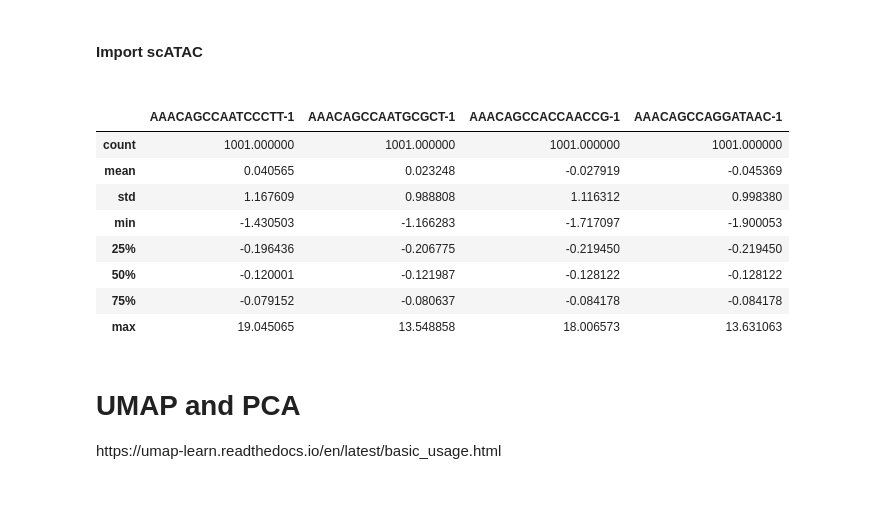
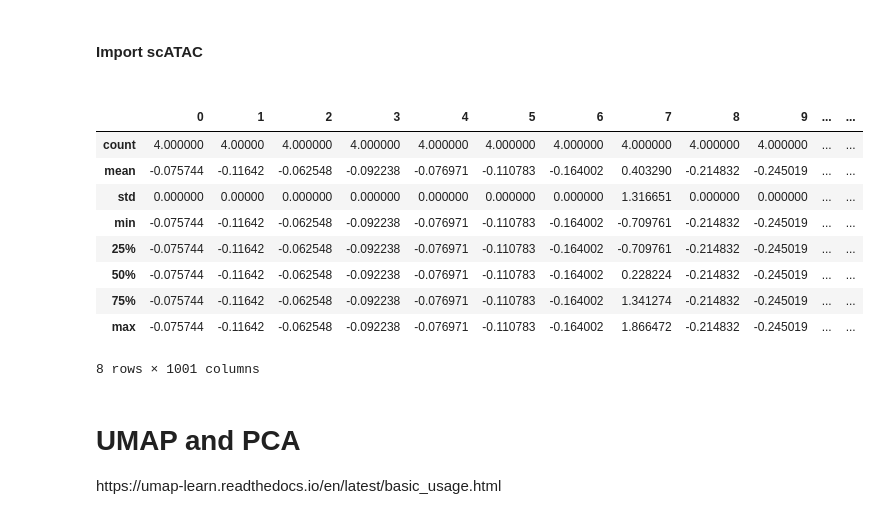
Before and after one commit to the-rich-piana/BioInfo-Notes, a Jupyter notebook: predict_cell_type.ipynb, the cells around one changed output. Cells and saved outputs as stored; diff of their text form; code cells hidden in the pictures.

```diff
--- a/predict_cell_type.ipynb
+++ b/predict_cell_type.ipynb
@@ -20,18 +20,19 @@ barcodes_df = pd.read_csv("./data/atac_data/barcodes_atac.tsv", sep='\t')
 # %%
 atac_df.head(100)
 df = atac_df.iloc[:, 1:]
-atac_df.describe()
+atac_df.transpose().describe()
 #df.head(10)
 # %% [output]
-|  | AAACAGCCAATCCCTT-1 | AAACAGCCAATGCGCT-1 | AAACAGCCACCAACCG-1 | AAACAGCCAGGATAAC-1 |
-| count | 1001.000000 | 1001.000000 | 1001.000000 | 1001.000000 |
-| mean | 0.040565 | 0.023248 | -0.027919 | -0.045369 |
-| std | 1.167609 | 0.988808 | 1.116312 | 0.998380 |
-| min | -1.430503 | -1.166283 | -1.717097 | -1.900053 |
-| 25% | -0.196436 | -0.206775 | -0.219450 | -0.219450 |
-| 50% | -0.120001 | -0.121987 | -0.128122 | -0.128122 |
-| 75% | -0.079152 | -0.080637 | -0.084178 | -0.084178 |
-| max | 19.045065 | 13.548858 | 18.006573 | 13.631063 |
+|  | 0 | 1 | 2 | 3 | 4 | 5 | 6 | 7 | 8 | 9 | ... | ... |
+| count | 4.000000 | 4.00000 | 4.000000 | 4.000000 | 4.000000 | 4.000000 | 4.000000 | 4.000000 | 4.000000 | 4.000000 | ... | ... |
+| mean | -0.075744 | -0.11642 | -0.062548 | -0.092238 | -0.076971 | -0.110783 | -0.164002 | 0.403290 | -0.214832 | -0.245019 | ... | ... |
+| std | 0.000000 | 0.00000 | 0.000000 | 0.000000 | 0.000000 | 0.000000 | 0.000000 | 1.316651 | 0.000000 | 0.000000 | ... | ... |
+| min | -0.075744 | -0.11642 | -0.062548 | -0.092238 | -0.076971 | -0.110783 | -0.164002 | -0.709761 | -0.214832 | -0.245019 | ... | ... |
+| 25% | -0.075744 | -0.11642 | -0.062548 | -0.092238 | -0.076971 | -0.110783 | -0.164002 | -0.709761 | -0.214832 | -0.245019 | ... | ... |
+| 50% | -0.075744 | -0.11642 | -0.062548 | -0.092238 | -0.076971 | -0.110783 | -0.164002 | 0.228224 | -0.214832 | -0.245019 | ... | ... |
+| 75% | -0.075744 | -0.11642 | -0.062548 | -0.092238 | -0.076971 | -0.110783 | -0.164002 | 1.341274 | -0.214832 | -0.245019 | ... | ... |
+| max | -0.075744 | -0.11642 | -0.062548 | -0.092238 | -0.076971 | -0.110783 | -0.164002 | 1.866472 | -0.214832 | -0.245019 | ... | ... |
+8 rows × 1001 columns
 # %% [markdown]
 <h1>UMAP and PCA</h1>
 https://umap-learn.readthedocs.io/en/latest/basic_usage.html
```
Also changed, not shown: parts of 13 cells of this notebook.
